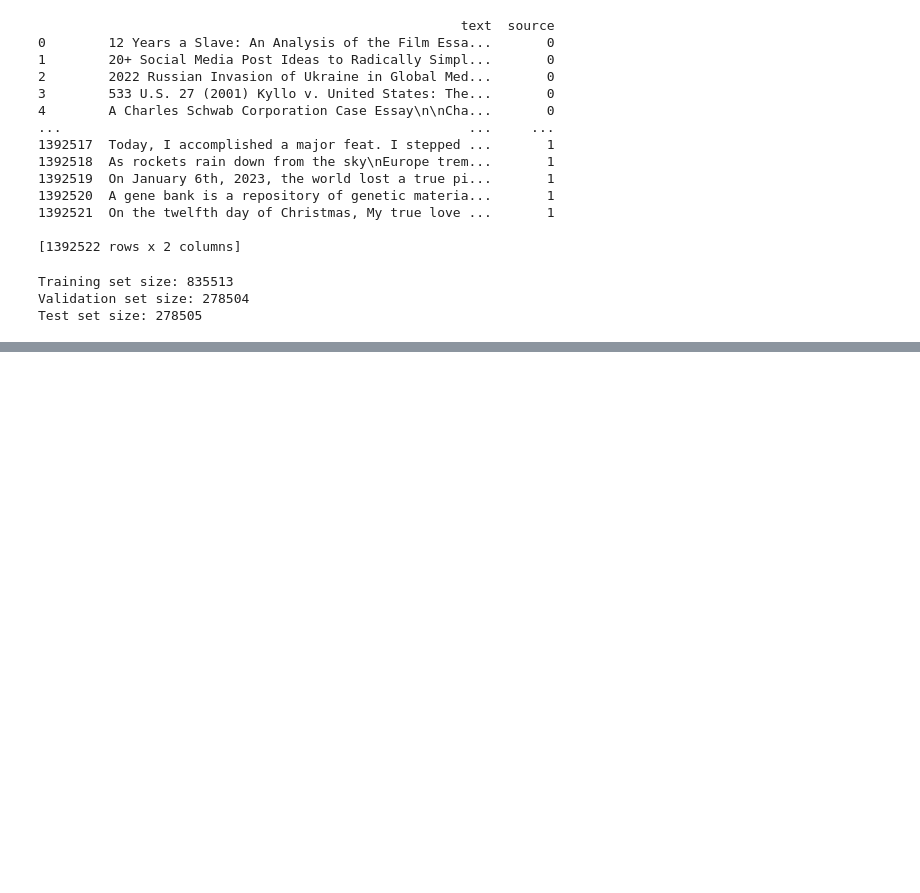
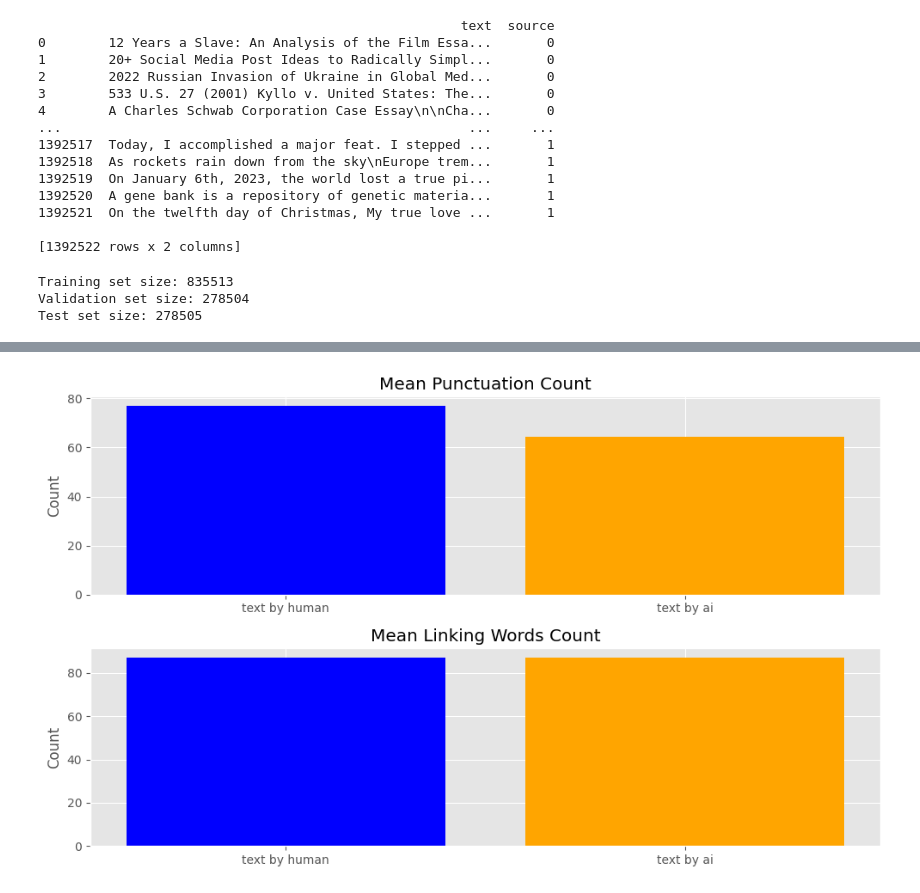
Before and after one commit to theoc3/cs365-proj, a Jupyter notebook: model.ipynb, the cells around one changed output, grey strips where cells are left out. Cells and saved outputs as stored; diff of their text form; code cells hidden in the pictures; blank space fills up the shorter version.

```diff
--- a/model.ipynb
+++ b/model.ipynb
@@ -75,4 +101,6 @@ nltk.download('vader_lexicon')
 # %%
+porter = PorterStemmer()
+
 # establish stop words and linking words
 stop_words = set(stopwords.words('english'))
 linking_words = {'to', 'the', 'and', 'of', 'in', 'on', 'for', 'with', 'at', 'a', 'an'}
@@ -88,4 +116,18 @@ def analyze_text(text):
     return len(tokens), sentiment_scores['compound']
 
 df0_text[['text_length', 'sentiment_score']] = df0_text['text'].apply(lambda x: pd.Series(analyze_text(x)))
-df1_ai[['text_length', 'sentiment_score']] = df0_text['text'].apply(lambda x: pd.Series(analyze_text(x)))
+df1_ai[['text_length', 'sentiment_score']] = df1_ai['text'].apply(lambda x: pd.Series(analyze_text(x)))
+# %%
+def count_punctuation_marks(text):
+    punctuation_count = sum(1 for char in text if char in string.punctuation)
+    return punctuation_count
+
+def count_linking_words(text):
+    linking_words_count = sum(1 for word in word_tokenize(text.lower()) if word in linking_words)
+    return linking_words_count
+
+df0_text['punctuation_count'] = df0_text['text'].apply(count_punctuation_marks)
+df1_ai['punctuation_count'] = df1_ai['text'].apply(count_punctuation_marks)
+
+df0_text['linking_words_count'] = df0_text['text'].apply(count_linking_words)
+df1_ai['linking_words_count'] = df1_ai['text'].apply(count_linking_words)
@@ -91,0 +136,26 @@ df1_ai[['text_length', 'sentiment_score']] = df0_text['text'].apply(lambda x: pd
+# %%
+# Calculate the mean punctuation count and linking words count for human texts
+human_mean_punctuation = df0_text.iloc[:]['punctuation_count'].mean()
+human_mean_linking_words = df0_text.iloc[:]['linking_words_count'].mean()
+
+# Calculate the mean punctuation count and linking words count for ai texts
+ai_mean_punctuation = df1_ai.iloc[:]['punctuation_count'].mean()
+ai_mean_linking_words = df1_ai.iloc[:]['linking_words_count'].mean()
+
+
+plt.figure(figsize=(10, 6))
+plt.subplot(2, 1, 1)
+plt.bar(['text by human', 'text by ai'], [human_mean_punctuation, ai_mean_punctuation], color=['blue', 'orange'])
+plt.title('Mean Punctuation Count')
+plt.ylabel('Count')
+
+
+plt.subplot(2, 1, 2)
+plt.bar(['text by human', 'text by ai'], [human_mean_linking_words, ai_mean_linking_words], color=['blue', 'orange'])
+plt.title('Mean Linking Words Count')
+plt.ylabel('Count')
+
+plt.tight_layout()
+plt.show()
+# %% [output]
+[figure, added]
```
Also changed, not shown: parts of 8 cells of this notebook.
